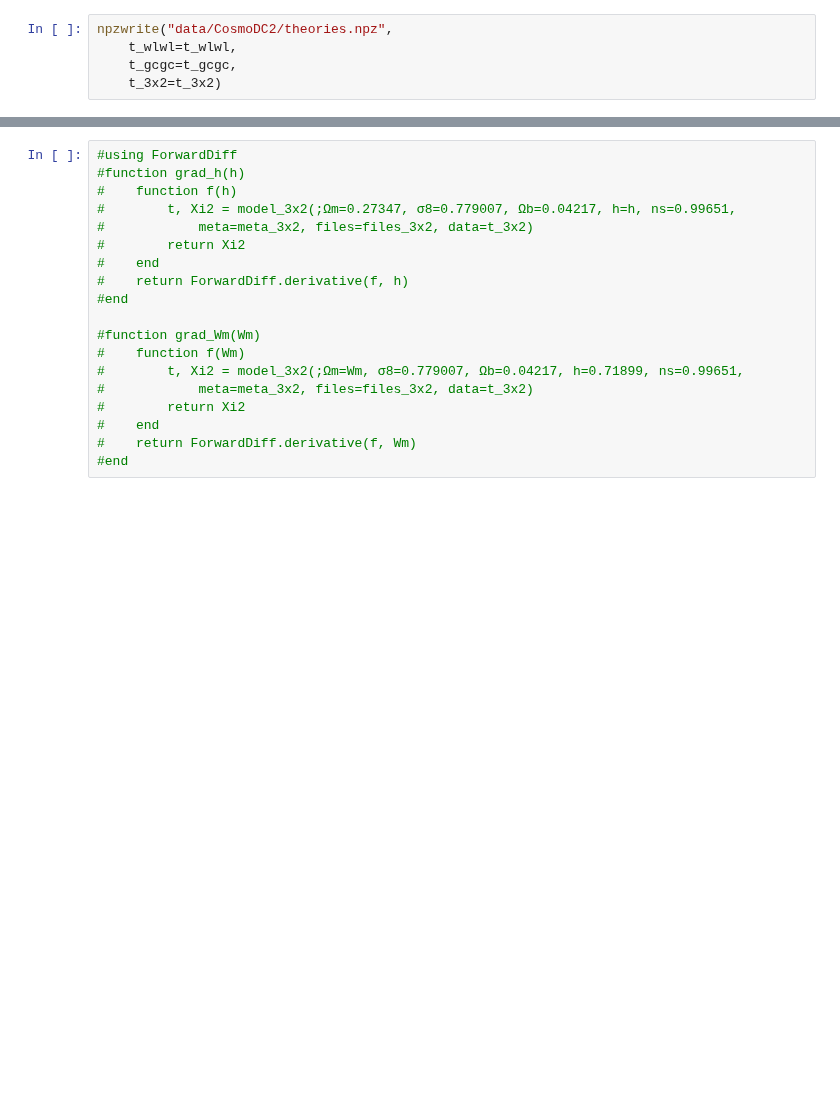
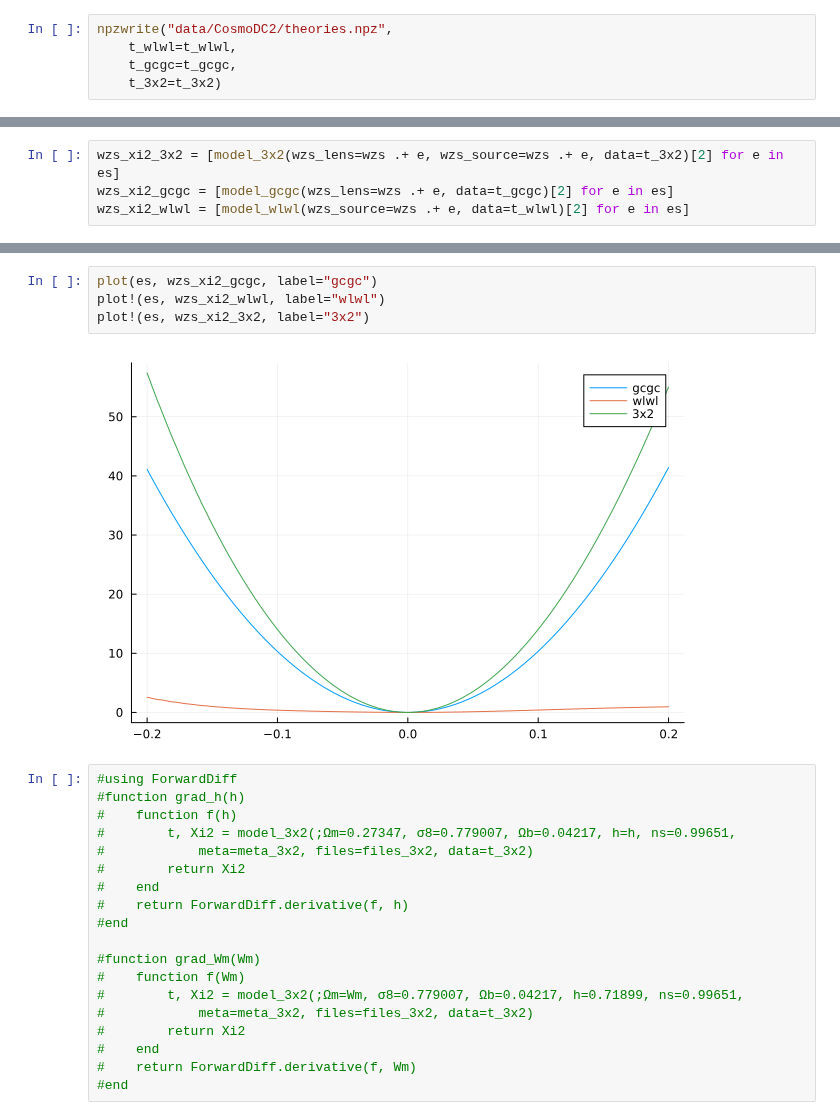
Before and after one commit to JaimeRZP/3x2_analytical, a Jupyter notebook: make_data.ipynb, the cells around one changed output, grey strips where cells are left out. Drawn from its saved outputs; the diff is of its cells as text; blank space fills up the shorter version.

```diff
--- a/make_data.ipynb
+++ b/make_data.ipynb
@@ -369,0 +492,4 @@ npzwrite("data/CosmoDC2/theories.npz",
+# %%
+wzs_xi2_3x2 = [model_3x2(wzs_lens=wzs .+ e, wzs_source=wzs .+ e, data=t_3x2)[2] for e in es]
+wzs_xi2_gcgc = [model_gcgc(wzs_lens=wzs .+ e, data=t_gcgc)[2] for e in es]
+wzs_xi2_wlwl = [model_wlwl(wzs_source=wzs .+ e, data=t_wlwl)[2] for e in es]
@@ -370,3 +514,9 @@ npzwrite("data/CosmoDC2/theories.npz",
+# %%
+plot(es, wzs_xi2_gcgc, label="gcgc")
+plot!(es, wzs_xi2_wlwl, label="wlwl")
+plot!(es, wzs_xi2_3x2, label="3x2")
+# %% [output]
+[figure, added]
 # %%
 #using ForwardDiff
 #function grad_h(h)
```
Also changed, not shown: parts of 17 cells of this notebook, 17 other files.
